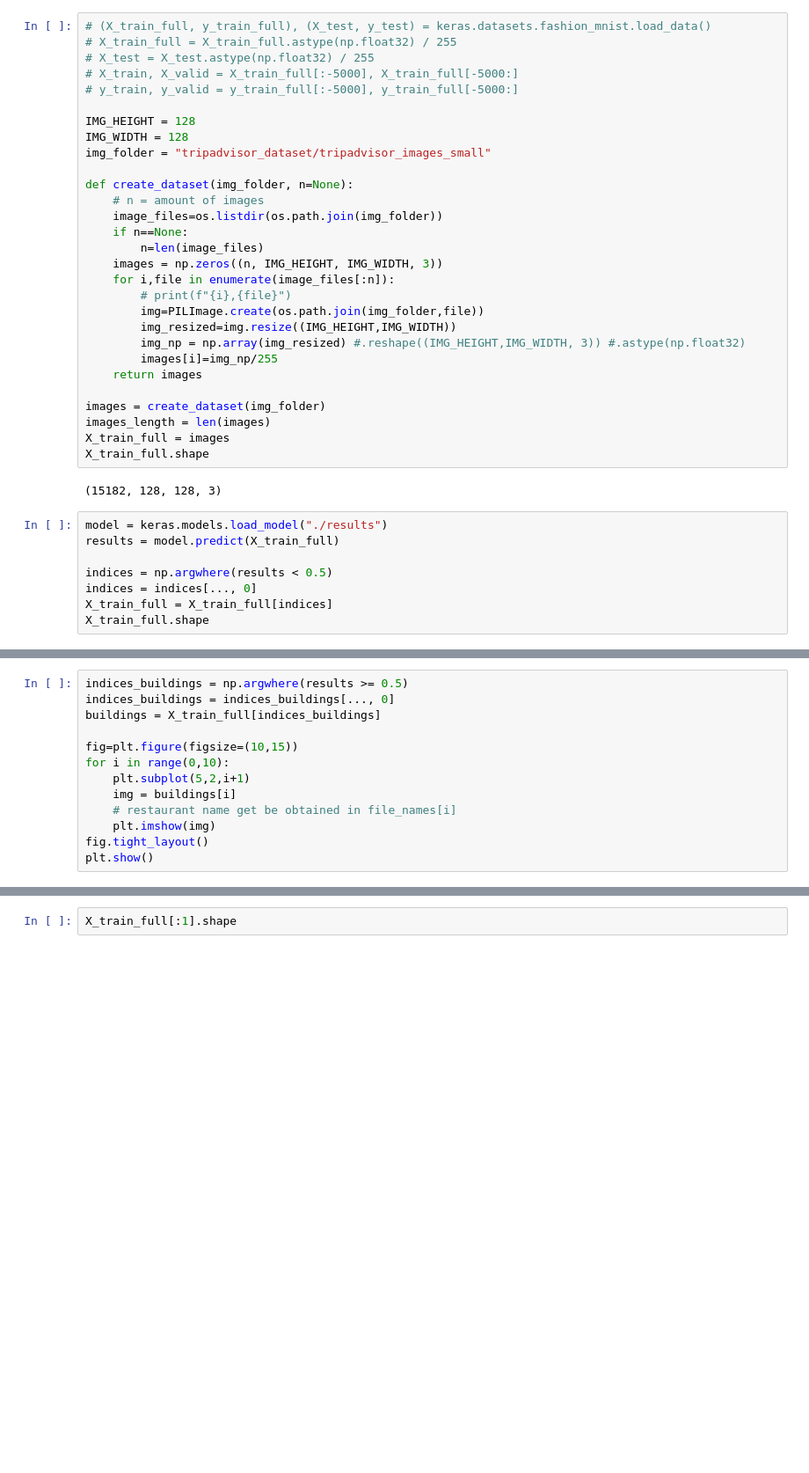
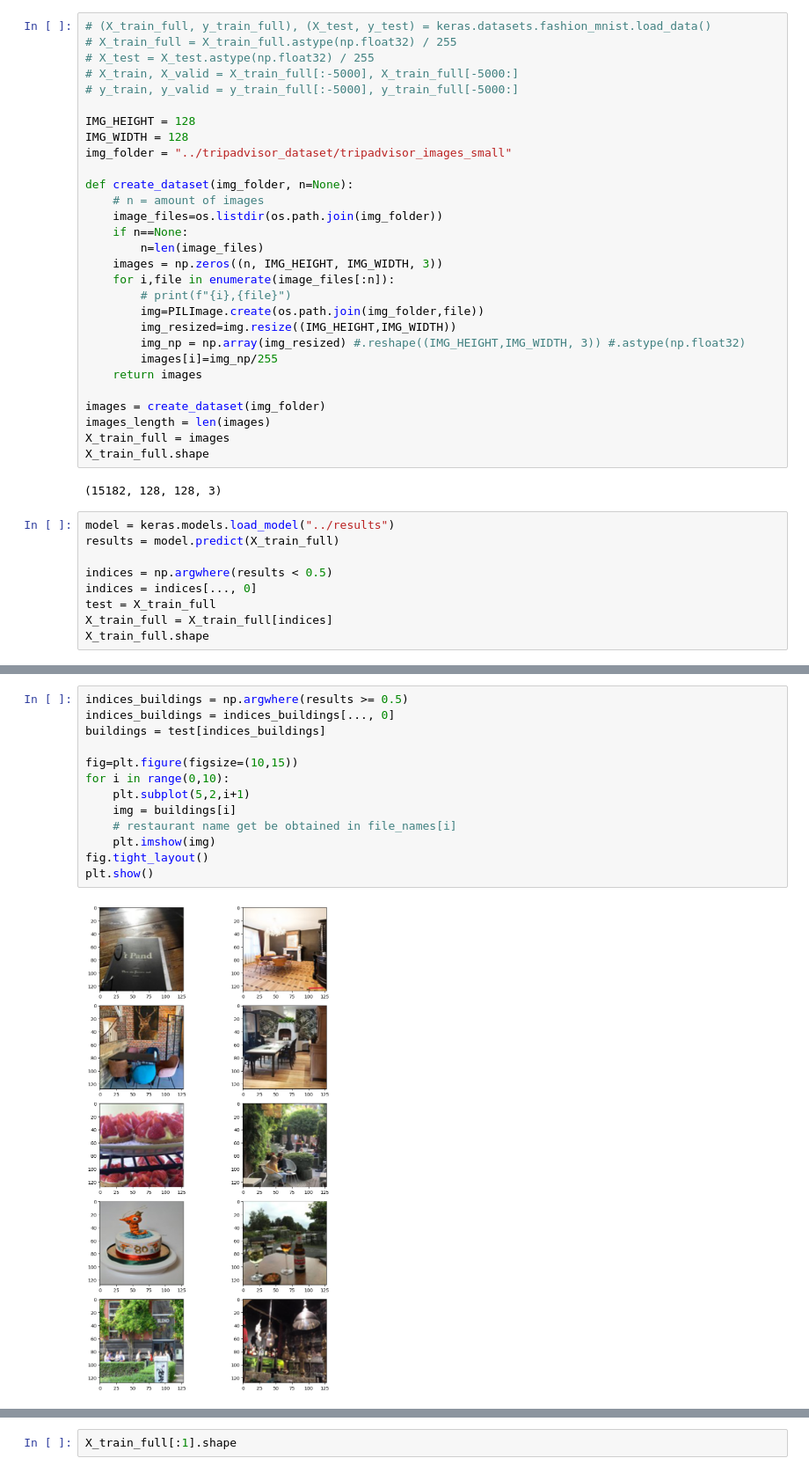
Before and after one commit to hikmatelhaj/machine-learning-project, a Jupyter notebook: sprint3/sprint3_autoencoder.ipynb, the cells around one changed output, grey strips where cells are left out. Shown at 88% size. Saved outputs shown, nothing was run; the diff lists cells and outputs as text; blank space fills up the shorter version.

Commit message:
fotos van buildings gecheckt

```diff
--- a/sprint3/sprint3_autoencoder.ipynb
+++ b/sprint3/sprint3_autoencoder.ipynb
@@ -47,7 +53,7 @@ Loading dataset
 
 IMG_HEIGHT = 128
 IMG_WIDTH = 128
-img_folder = "tripadvisor_dataset/tripadvisor_images_small"
+img_folder = "../tripadvisor_dataset/tripadvisor_images_small"
 
 def create_dataset(img_folder, n=None):
     # n = amount of images
@@ -70,11 +76,12 @@ X_train_full.shape
 # %% [output]
 (15182, 128, 128, 3)
 # %%
-model = keras.models.load_model("./results")
+model = keras.models.load_model("../results")
 results = model.predict(X_train_full)
 
 indices = np.argwhere(results < 0.5)
 indices = indices[..., 0]
+test = X_train_full
 X_train_full = X_train_full[indices]
 X_train_full.shape
 # %% [output]
@@ -87,16 +92,18 @@ X_train_full.shape
 # %%
 indices_buildings = np.argwhere(results >= 0.5)
 indices_buildings = indices_buildings[..., 0]
-buildings = X_train_full[indices_buildings]
+buildings = test[indices_buildings]
 
 fig=plt.figure(figsize=(10,15))
 for i in range(0,10):
     plt.subplot(5,2,i+1)
     img = buildings[i]
     # restaurant name get be obtained in file_names[i]
     plt.imshow(img)
 fig.tight_layout()
 plt.show()
+# %% [output]
+[figure, added]
 # %%
 def rounded_accuracy(y_true, y_pred):
     return keras.metrics.binary_accuracy(tf.round(y_true), tf.round(y_pred))
```
Also changed, not shown: parts of 3 cells of this notebook.
